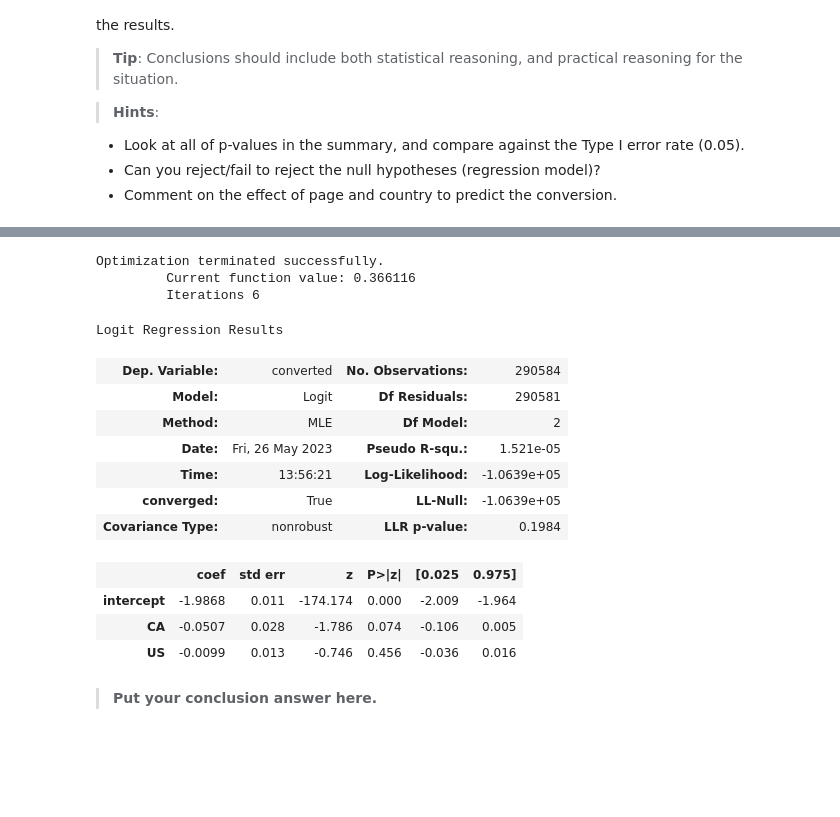
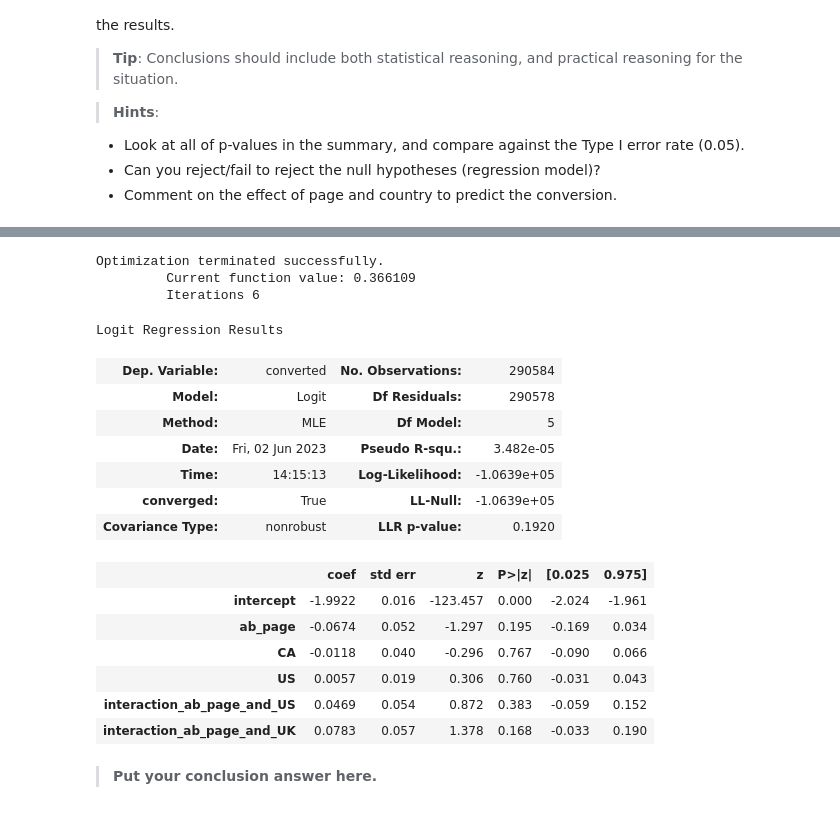
Before and after one commit to JrVerbiest/Udacity-Practical-Statistics-for-Data-Science, a Jupyter notebook: Project/Analyze_ab_test_results_notebook.ipynb, the cells around one changed output, grey strips where cells are left out. Drawn from its saved outputs; the diff is of its cells as text; code cells hidden in the pictures; blank space fills up the shorter version.

```diff
--- a/Project/Analyze_ab_test_results_notebook.ipynb
+++ b/Project/Analyze_ab_test_results_notebook.ipynb
@@ -514,0 +496,5 @@ df_lr.head()
+# %%
+df2['intercept'] = 1
+df2[['control', 'ab_page']] = pd.get_dummies(df2['group'])
+df2.drop(['control'], axis=1, inplace=True)
+df2.head()
@@ -602,3 +598,0 @@ df_.head()
-# %%
-df_.drop(['UK'], axis=1, inplace=True)
-df_.head()
@@ -623,3 +609,9 @@ Provide the summary results (statistical output), and your conclusions (written
 - Look at all of p-values in the summary, and compare against the Type I error rate (0.05).
 - Can you reject/fail to reject the null hypotheses (regression model)?
 - Comment on the effect of page and country to predict the conversion.
+# %%
+# Fit your model, and summarize the results
+df_['intercept'] = 1
+model = sm.Logit(df_['converted'], df_[['intercept','ab_page','US','UK']])
+results = model.fit()
+results.summary()
@@ -626,25 +635,31 @@ Provide the summary results (statistical output), and your conclusions (written
+# %%
+df_['interaction_ab_page_and_US'] = df_['ab_page'] * df_['US']
+df_['interaction_ab_page_and_UK'] = df_['ab_page'] * df_['UK']
 # %%
 # Fit your model, and summarize the results
 df_['intercept'] = 1
-model = sm.Logit(df_['converted'], df_[['intercept','CA','US']])
+model = sm.Logit(df_['converted'], df_[['intercept','ab_page','CA','US','interaction_ab_page_and_US','interaction_ab_page_and_UK']])
 results = model.fit()
 results.summary()
 # %% [output]
 Optimization terminated successfully.
-         Current function value: 0.366116
+         Current function value: 0.366109
          Iterations 6
 Logit Regression Results
 | Dep. Variable: | converted | No. Observations: | 290584 |
-| Model: | Logit | Df Residuals: | 290581 |
-| Method: | MLE | Df Model: | 2 |
-| Date: | Fri, 26 May 2023 | Pseudo R-squ.: | 1.521e-05 |
-| Time: | 13:56:21 | Log-Likelihood: | -1.0639e+05 |
+| Model: | Logit | Df Residuals: | 290578 |
+| Method: | MLE | Df Model: | 5 |
+| Date: | Fri, 02 Jun 2023 | Pseudo R-squ.: | 3.482e-05 |
+| Time: | 14:15:13 | Log-Likelihood: | -1.0639e+05 |
 | converged: | True | LL-Null: | -1.0639e+05 |
-| Covariance Type: | nonrobust | LLR p-value: | 0.1984 |
+| Covariance Type: | nonrobust | LLR p-value: | 0.1920 |
 |  | coef | std err | z | P>|z| | [0.025 | 0.975] |
-| intercept | -1.9868 | 0.011 | -174.174 | 0.000 | -2.009 | -1.964 |
-| CA | -0.0507 | 0.028 | -1.786 | 0.074 | -0.106 | 0.005 |
-| US | -0.0099 | 0.013 | -0.746 | 0.456 | -0.036 | 0.016 |
+| intercept | -1.9922 | 0.016 | -123.457 | 0.000 | -2.024 | -1.961 |
+| ab_page | -0.0674 | 0.052 | -1.297 | 0.195 | -0.169 | 0.034 |
+| CA | -0.0118 | 0.040 | -0.296 | 0.767 | -0.090 | 0.066 |
+| US | 0.0057 | 0.019 | 0.306 | 0.760 | -0.031 | 0.043 |
+| interaction_ab_page_and_US | 0.0469 | 0.054 | 0.872 | 0.383 | -0.059 | 0.152 |
+| interaction_ab_page_and_UK | 0.0783 | 0.057 | 1.378 | 0.168 | -0.033 | 0.190 |
 # %% [markdown]
 >**Put your conclusion answer here.**
 # %% [markdown]
```
Also changed, not shown: parts of 33 cells of this notebook, 1 other file.
